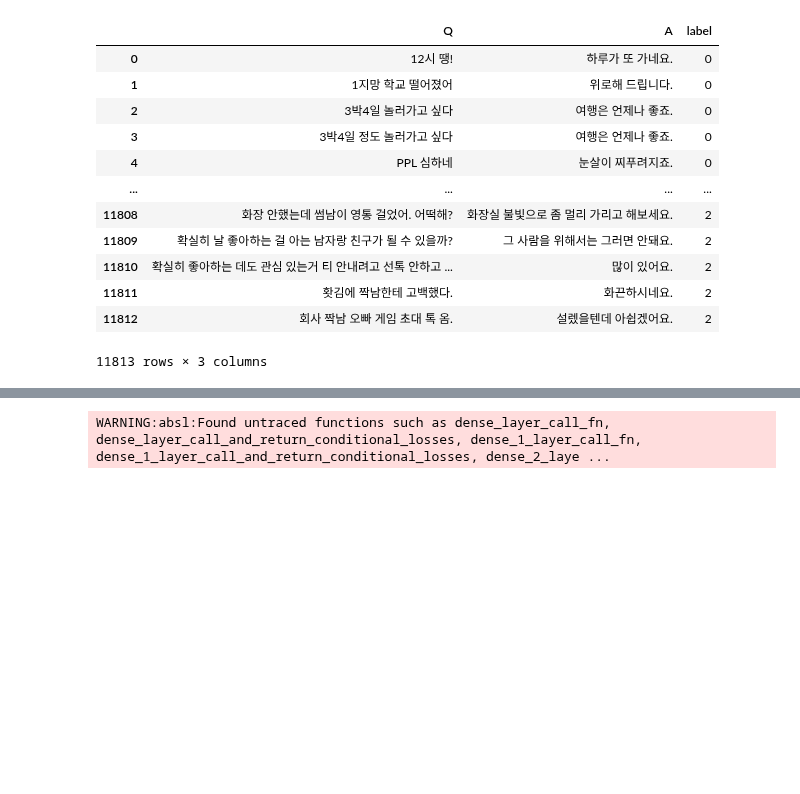
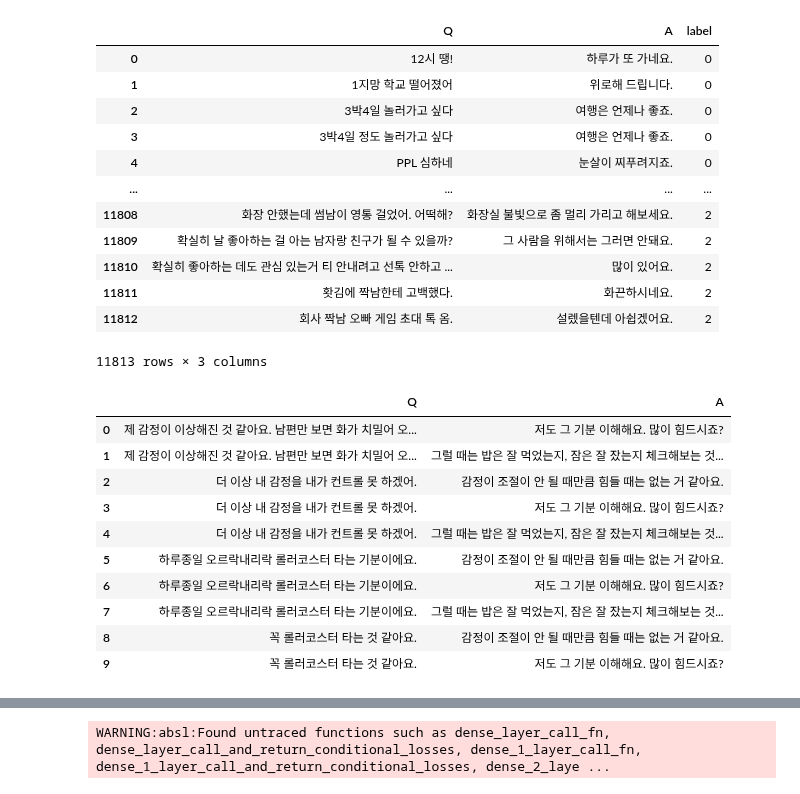
Before and after one commit to ParkEunHyeok/AI_Study, a Jupyter notebook: Kermit_V2/Transformer_Chatbot.ipynb, the cells around one changed output, grey strips where cells are left out. Saved outputs shown, nothing was run; the diff lists cells and outputs as text; code cells hidden in the pictures; blank space fills up the shorter version.

```diff
--- a/Kermit_V2/Transformer_Chatbot.ipynb
+++ b/Kermit_V2/Transformer_Chatbot.ipynb
@@ -33,4 +33,21 @@ data[:-10]
 | 11811 | 홧김에 짝남한테 고백했다. | 화끈하시네요. | 2 |
 | 11812 | 회사 짝남 오빠 게임 초대 톡 옴. | 설렜을텐데 아쉽겠어요. | 2 |
 11813 rows × 3 columns
+# %%
+df = pd.read_csv(path+"chatbot_wellness_dataset.txt", sep='\t')
+# %%
+df.columns=["Q","A"]
+df[:10]
+# %% [output]
+|  | Q | A |
+| 0 | 제 감정이 이상해진 것 같아요. 남편만 보면 화가 치밀어 오... | 저도 그 기분 이해해요. 많이 힘드시죠? |
+| 1 | 제 감정이 이상해진 것 같아요. 남편만 보면 화가 치밀어 오... | 그럴 때는 밥은 잘 먹었는지, 잠은 잘 잤는지 체크해보는 것... |
+| 2 | 더 이상 내 감정을 내가 컨트롤 못 하겠어. | 감정이 조절이 안 될 때만큼 힘들 때는 없는 거 같아요. |
+| 3 | 더 이상 내 감정을 내가 컨트롤 못 하겠어. | 저도 그 기분 이해해요. 많이 힘드시죠? |
+| 4 | 더 이상 내 감정을 내가 컨트롤 못 하겠어. | 그럴 때는 밥은 잘 먹었는지, 잠은 잘 잤는지 체크해보는 것... |
+| 5 | 하루종일 오르락내리락 롤러코스터 타는 기분이에요. | 감정이 조절이 안 될 때만큼 힘들 때는 없는 거 같아요. |
+| 6 | 하루종일 오르락내리락 롤러코스터 타는 기분이에요. | 저도 그 기분 이해해요. 많이 힘드시죠? |
+| 7 | 하루종일 오르락내리락 롤러코스터 타는 기분이에요. | 그럴 때는 밥은 잘 먹었는지, 잠은 잘 잤는지 체크해보는 것... |
+| 8 | 꼭 롤러코스터 타는 것 같아요. | 감정이 조절이 안 될 때만큼 힘들 때는 없는 거 같아요. |
+| 9 | 꼭 롤러코스터 타는 것 같아요. | 저도 그 기분 이해해요. 많이 힘드시죠? |
 # %%
```
Also changed, not shown: parts of 12 cells of this notebook.
